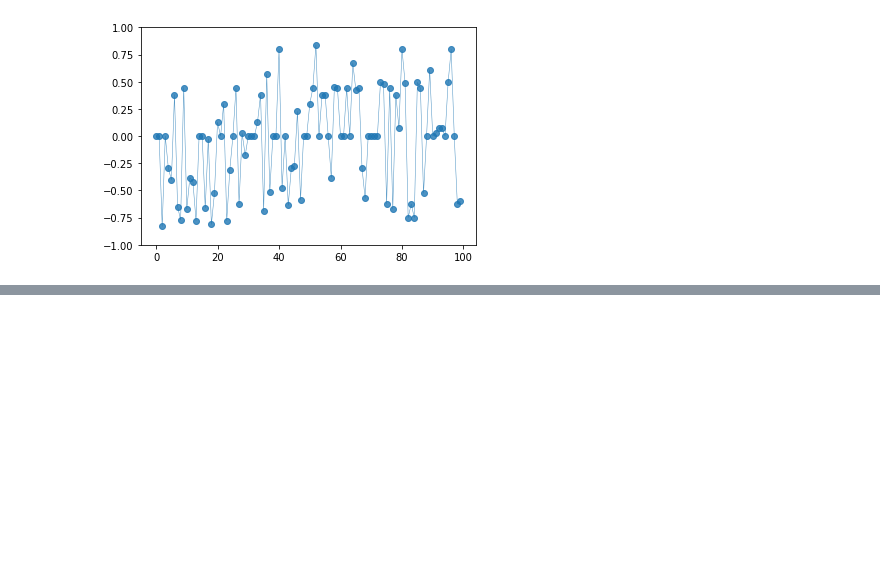
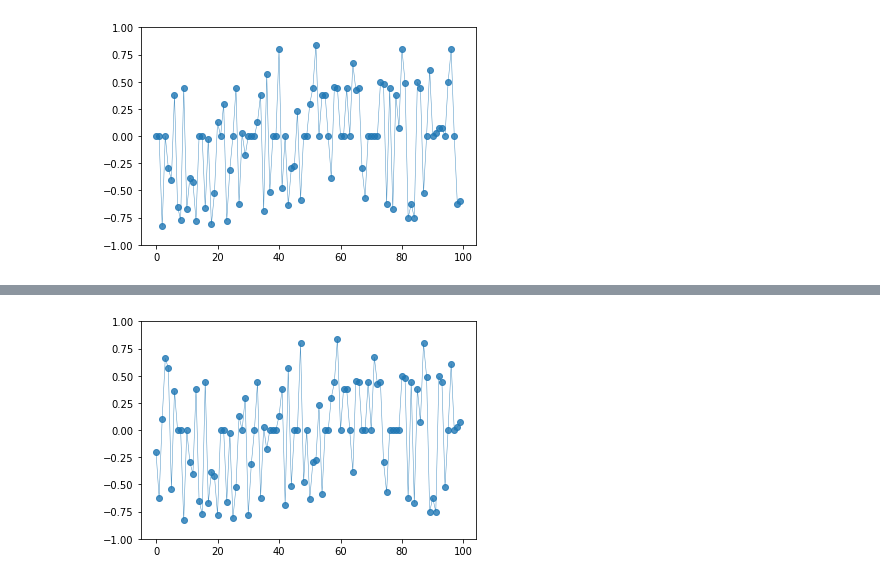
Before and after one commit to ehyoder/Social_Analytics_HW, a Jupyter notebook: Social_Analytics_Hw.ipynb, the cells around one changed output, grey strips where cells are left out. Cells and saved outputs as stored; diff of their text form; code cells hidden in the pictures; blank space fills up the shorter version.

```diff
--- a/Social_Analytics_Hw.ipynb
+++ b/Social_Analytics_Hw.ipynb
@@ -298,0 +334,5 @@ plt.show()
+# %%
+# Convert sentiments to DataFrame
+nyt_sentiments_df = pd.DataFrame(nyt_sentiments)
+nyt_sentiments_df.head()
+# Could convert date using date time library
@@ -298,0 +346,15 @@ plt.show()
+# %%
+# NYT Plot
+plt.ylim(-1,1)
+#plt.xlim(,)
+#plt.title("")
+#plt.xlabel("")
+#plt.ylabel("")
+
+plt.plot(np.arange(len(nyt_sentiments_df["Compound"])),
+         nyt_sentiments_df["Compound"], marker="o", linewidth=0.5,
+         alpha=0.8)
+
+plt.show()
+# %% [output]
+[figure, added]
```
Also changed, not shown: parts of 8 cells of this notebook.
